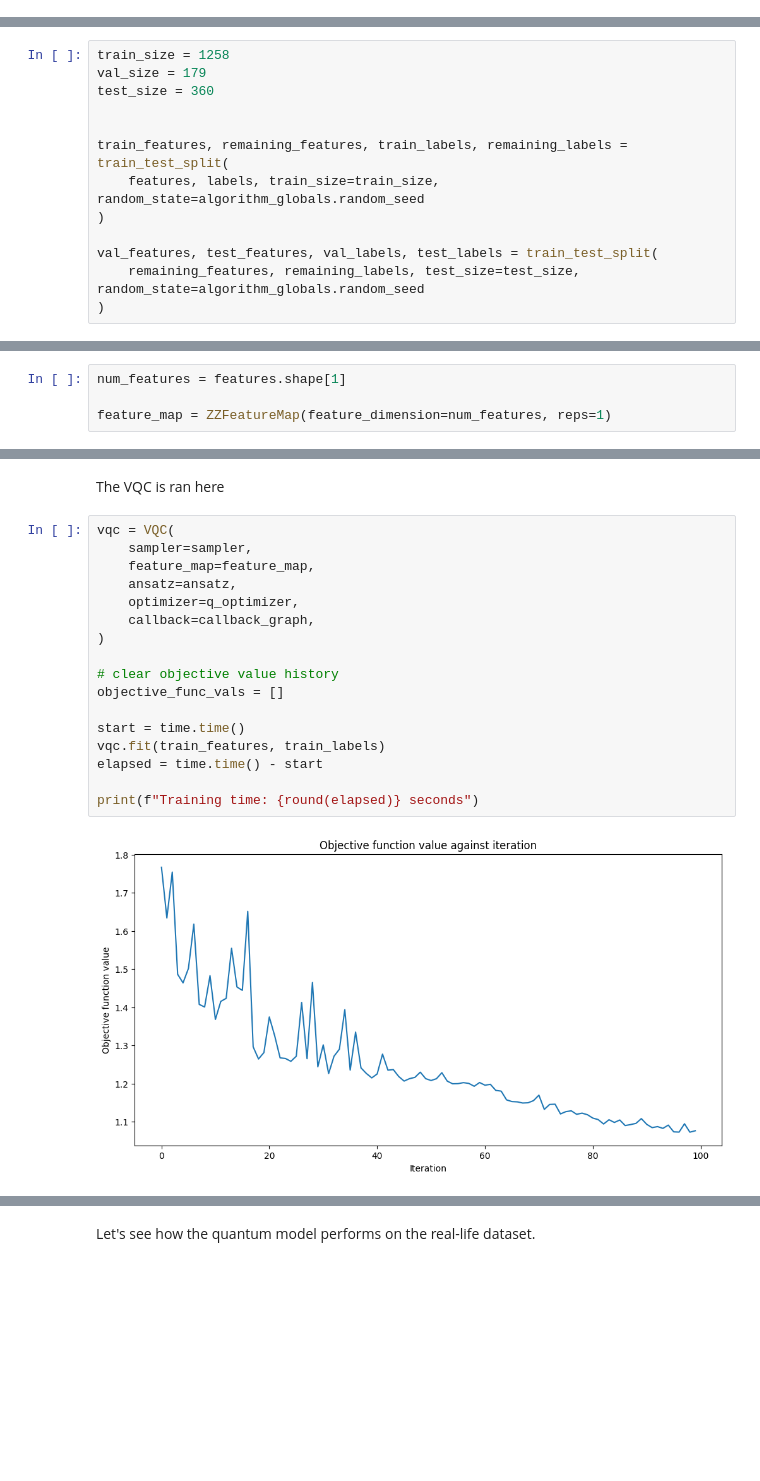
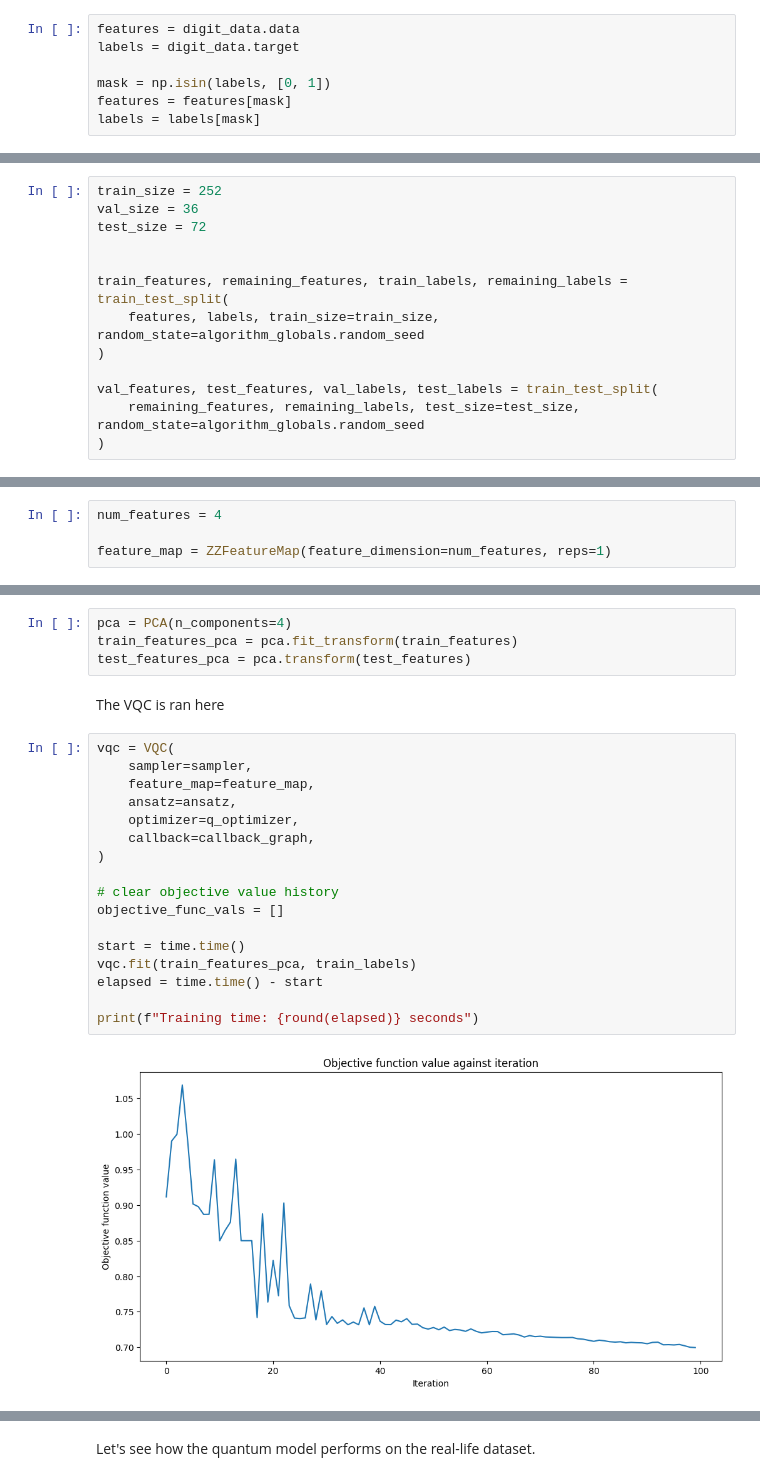
Before and after one commit to GiorgosMaragkopoulos/Quantum-data-encoding-using-QAE-PQAE, a Jupyter notebook: MNIST_QKPCA_Data_Encoding.ipynb, the cells around one changed output, grey strips where cells are left out. Cells and saved outputs as stored; diff of their text form; blank space fills up the shorter version.

```diff
--- a/MNIST_QKPCA_Data_Encoding.ipynb
+++ b/MNIST_QKPCA_Data_Encoding.ipynb
@@ -69,11 +65,18 @@ labels = mnist_data.target
+# %%
+features = digit_data.data
+labels = digit_data.target
+
+mask = np.isin(labels, [0, 1])
+features = features[mask]
+labels = labels[mask]
 # %%
 features = MinMaxScaler().fit_transform(features)
 # %% [markdown]
 We split the data in three sets (train-val-test) with a (70%-10%-20%) split. The validation split is going to be needed for the PQAE part and not for the PCA part. Nonetheless, we make the split from now, so that the train and test datasets will be the same.
 # %%
-train_size = 1258
-val_size = 179
-test_size = 360
+train_size = 252
+val_size = 36
+test_size = 72
 
 
 train_features, remaining_features, train_labels, remaining_labels = train_test_split(
@@ -112,7 +115,7 @@ To set up the components for the VQC model, we utilize a ZZFeatureMap for quantu
 
 The COBYLA optimizer is configured to perform up to 100 iterations. The dataset is then split into training and test sets with an 80-20 ratio using the train_test_split function, ensuring consistency with a fixed random seed. Together, these components configure the VQC model and prepare the dataset for both training and evaluation.
 # %%
-num_features = features.shape[1]
+num_features = 4
 
 feature_map = ZZFeatureMap(feature_dimension=num_features, reps=1)
 # %% [markdown]
@@ -136,24 +139,28 @@ def callback_graph(weights, obj_func_eval):
     plt.ylabel("Objective function value")
     plt.plot(range(len(objective_func_vals)), objective_func_vals)
     plt.show()
+# %%
+pca = PCA(n_components=4)
+train_features_pca = pca.fit_transform(train_features)
+test_features_pca = pca.transform(test_features)
 # %% [markdown]
 The VQC is ran here
 # %%
 vqc = VQC(
     sampler=sampler,
     feature_map=feature_map,
     ansatz=ansatz,
     optimizer=q_optimizer,
     callback=callback_graph,
 )
 
 # clear objective value history
 objective_func_vals = []
 
 start = time.time()
-vqc.fit(train_features, train_labels)
+vqc.fit(train_features_pca, train_labels)
 elapsed = time.time() - start
 
 print(f"Training time: {round(elapsed)} seconds")
 # %% [output]
-[figure, old version]
+[figure, new version]
```
Also changed, not shown: parts of 10 cells of this notebook.
